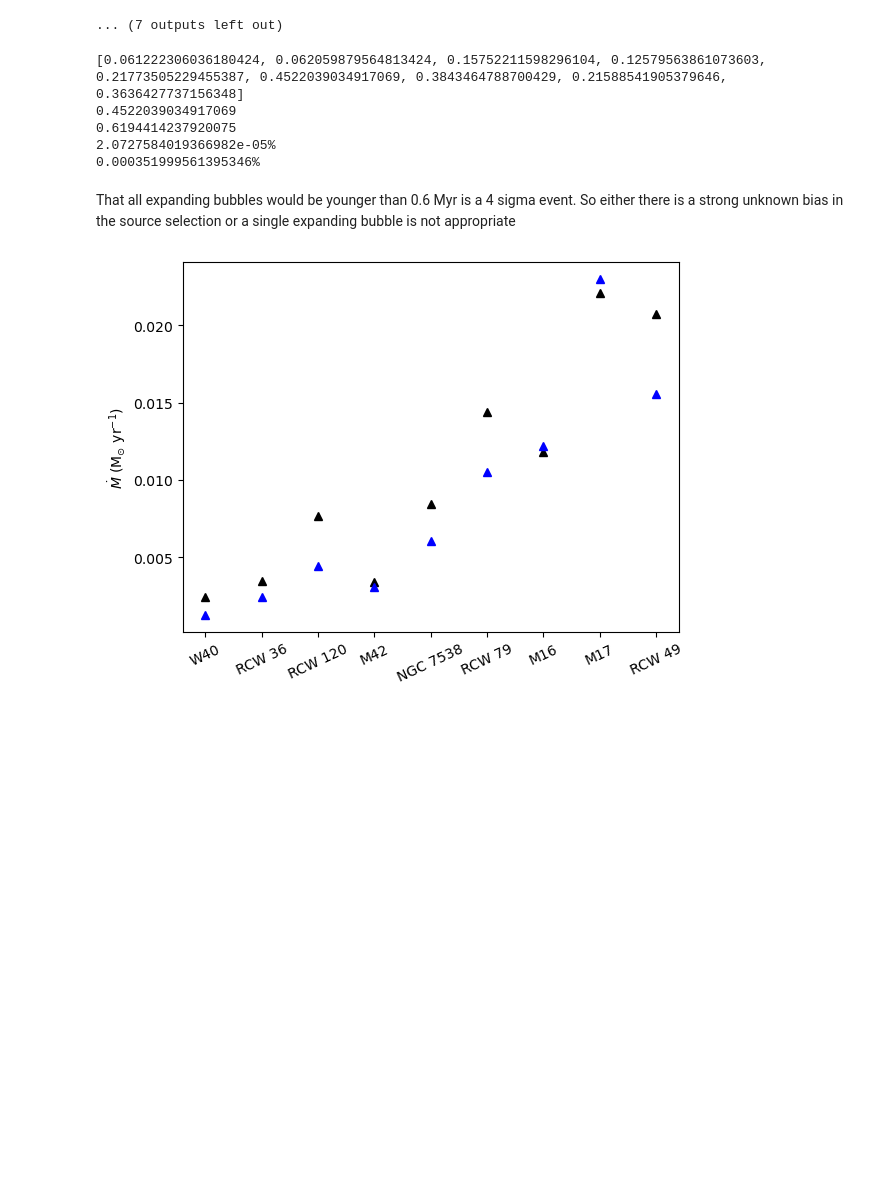
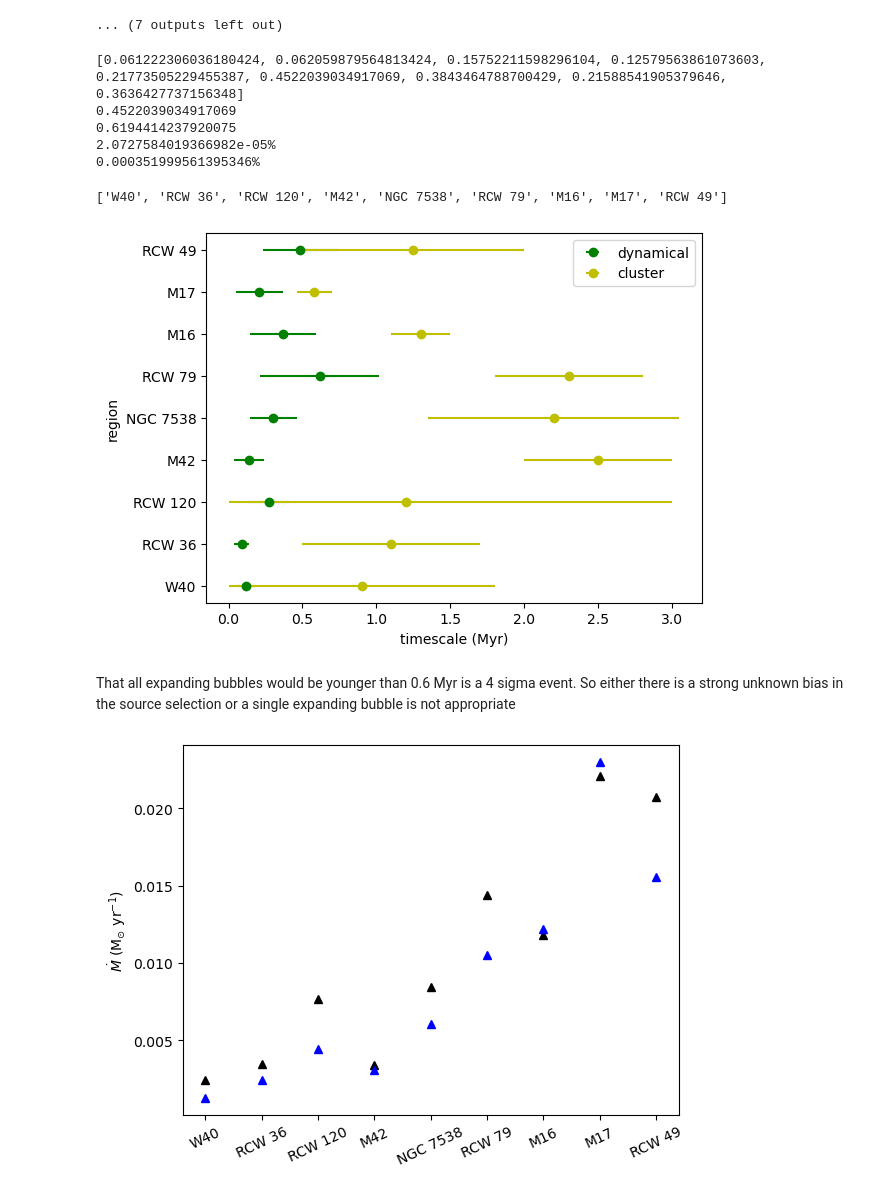
Before and after one commit to lmlb-astro/timescale-CII-, a Jupyter notebook: calc_mass_rate.ipynb, the cells around one changed output. Saved outputs shown, nothing was run; the diff lists cells and outputs as text; code cells hidden in the pictures; blank space fills up the shorter version.

```diff
--- a/calc_mass_rate.ipynb
+++ b/calc_mass_rate.ipynb
@@ -342,6 +339,24 @@ print('{perc}%'.format(perc = 100.*p_clus))
 0.6194414237920075
 2.0727584019366982e-05%
 0.000351999561395346%
+# %%
+print(name_list)
+
+## store the cluster age and uncertainties for plotting
+cl_ages = [0.9, 1.1, 1.2, 2.5, 2.2, 2.3, 1.3, 0.58, 1.25]
+cl_unc_min = [0.9, 0.6, 1.2, 0.5, 0.85, 0.5, 0.2, 0.12, 0.75]
+cl_unc_max = [0.9, 0.6, 1.8, 0.5, 0.85, 0.5, 0.2, 0.12, 0.75]
+# %% [output]
+['W40', 'RCW 36', 'RCW 120', 'M42', 'NGC 7538', 'RCW 79', 'M16', 'M17', 'RCW 49']
+# %%
+plt.errorbar(av_dyn_time_list, name_list, xerr = std_dyn_time_list, fmt = 'o', color = 'g', label = 'dynamical')
+plt.errorbar(cl_ages, name_list, xerr = [cl_unc_min, cl_unc_max], fmt = 'o', color = 'y', label = 'cluster')
+plt.ylabel('region')
+plt.xlabel('timescale (Myr)')
+plt.legend()
+plt.show()
+# %% [output]
+[figure, added]
 # %% [markdown]
 That all expanding bubbles would be younger than 0.6 Myr is a 4 sigma event. So either there is a strong unknown bias in the source selection or a single expanding bubble is not appropriate
 # %%
```
Also changed, not shown: parts of 2 cells of this notebook, 2 other files.
